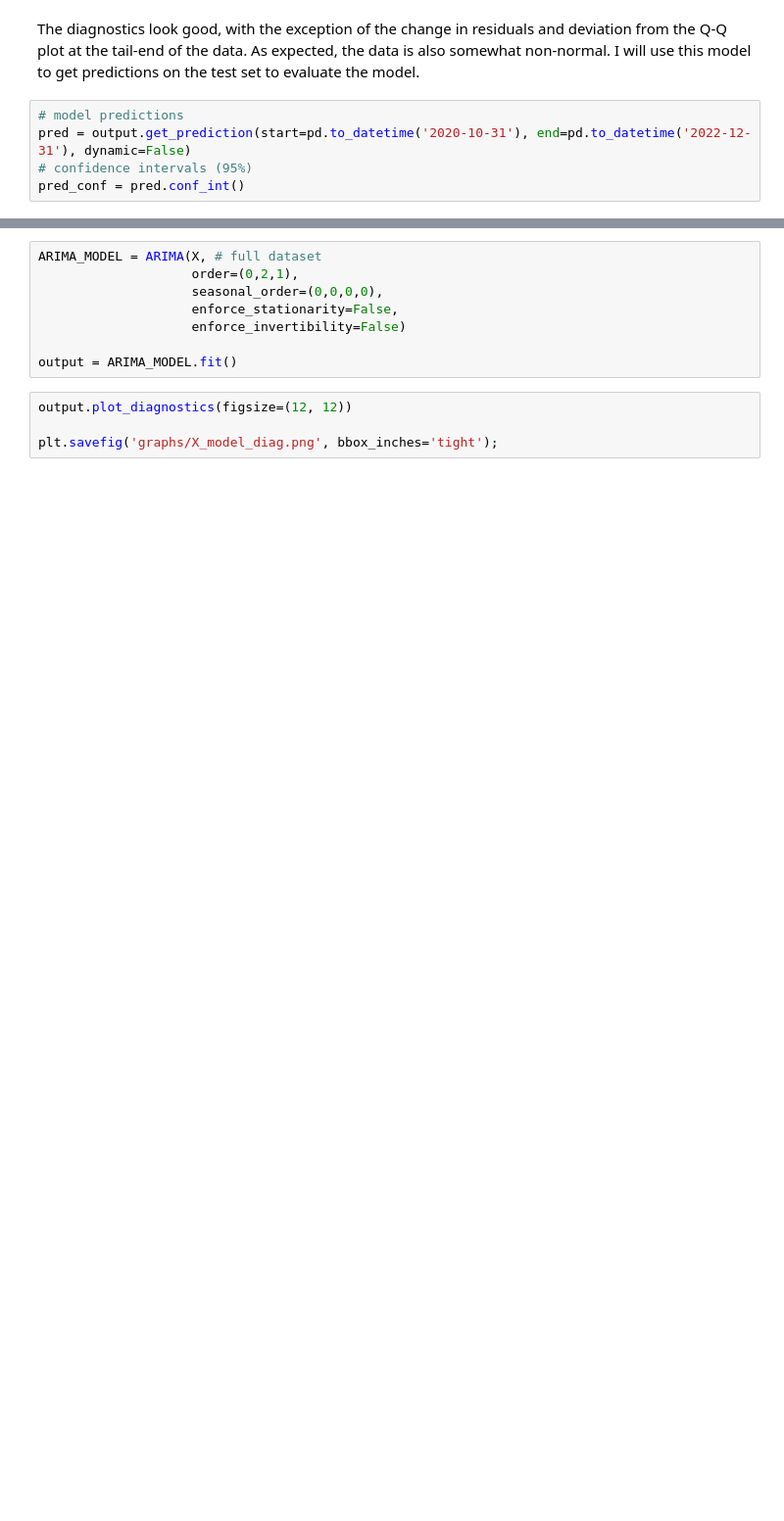
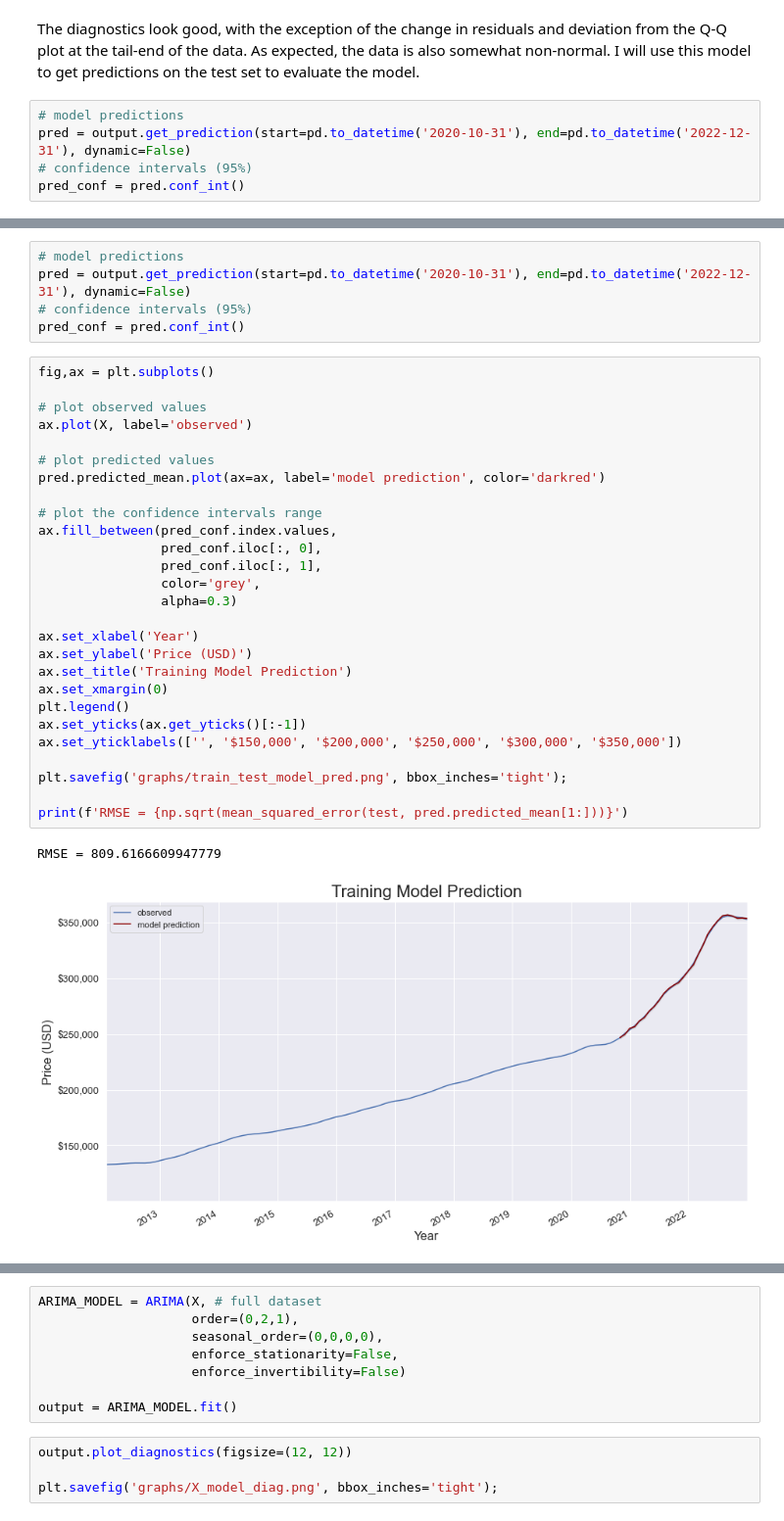
Before and after one commit to luke-lite/Jacksonville-Housing-Prices-Time-Series-Analysis, a Jupyter notebook: Jacksonville-Housing-Prices-Time-Series-Analysis.ipynb, the cells around one changed output, grey strips where cells are left out. Shown at 98% size. Cells and saved outputs as stored; diff of their text form; blank space fills up the shorter version.

```diff
--- a/Jacksonville-Housing-Prices-Time-Series-Analysis.ipynb
+++ b/Jacksonville-Housing-Prices-Time-Series-Analysis.ipynb
@@ -442,0 +530,35 @@ As expected, the model fails to account for the post-pandemic price boom. Howeve
+# %%
+# model predictions
+pred = output.get_prediction(start=pd.to_datetime('2020-10-31'), end=pd.to_datetime('2022-12-31'), dynamic=False)
+# confidence intervals (95%)
+pred_conf = pred.conf_int()
+# %%
+fig,ax = plt.subplots()
+
+# plot observed values
+ax.plot(X, label='observed')
+
+# plot predicted values
+pred.predicted_mean.plot(ax=ax, label='model prediction', color='darkred')
+
+# plot the confidence intervals range
+ax.fill_between(pred_conf.index.values,
+                pred_conf.iloc[:, 0],
+                pred_conf.iloc[:, 1],
+                color='grey',
+                alpha=0.3)
+
+ax.set_xlabel('Year')
+ax.set_ylabel('Price (USD)')
+ax.set_title('Training Model Prediction')
+ax.set_xmargin(0)
+plt.legend()
+ax.set_yticks(ax.get_yticks()[:-1])
+ax.set_yticklabels(['', '$150,000', '$200,000', '$250,000', '$300,000', '$350,000'])
+
+plt.savefig('graphs/train_test_model_pred.png', bbox_inches='tight');
+
+print(f'RMSE = {np.sqrt(mean_squared_error(test, pred.predicted_mean[1:]))}')
+# %% [output]
+RMSE = 809.6166609947779
+[figure, added]
```
Also changed, not shown: parts of 15 cells of this notebook.
